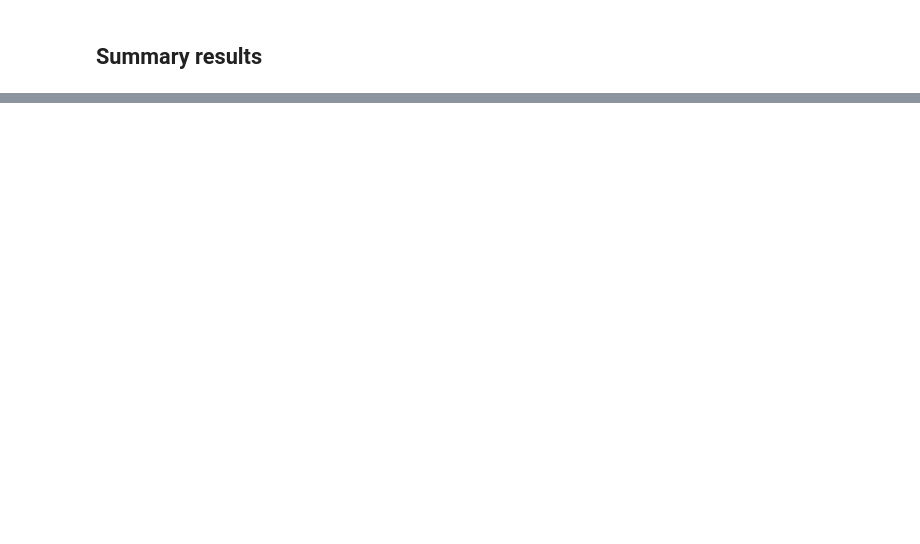
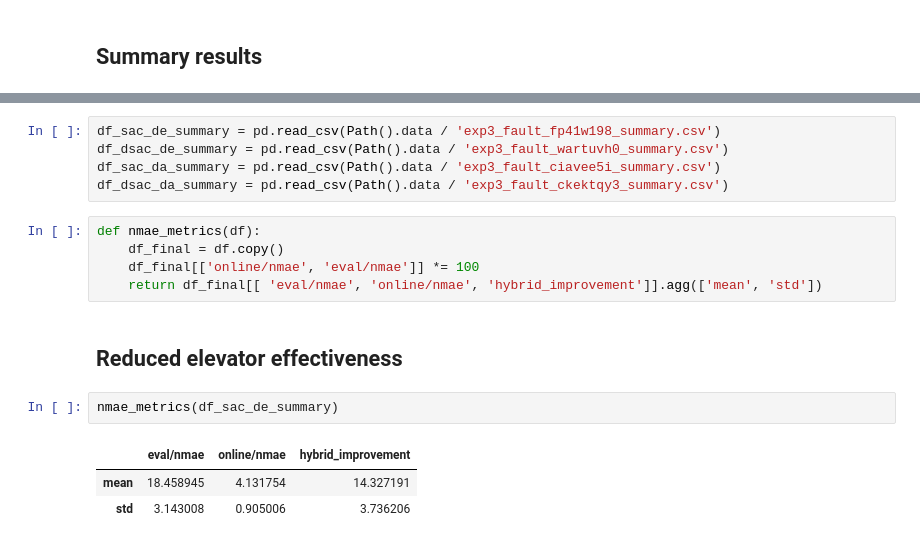
Before and after one commit to iamlucasvieira/HybridRL-FlightControl, a Jupyter notebook: src/results/notebooks/exp3_fault.ipynb, the cells around one changed output, grey strips where cells are left out. Cells and saved outputs as stored; diff of their text form; blank space fills up the shorter version.

```diff
--- a/src/results/notebooks/exp3_fault.ipynb
+++ b/src/results/notebooks/exp3_fault.ipynb
@@ -121,0 +16,18 @@ style(font={'family': 'Fira Sans, Helvetica, Arial, sans-serif', 'color': '#3333
+# %%
+df_sac_de_summary = pd.read_csv(Path().data / 'exp3_fault_fp41w198_summary.csv')
+df_dsac_de_summary = pd.read_csv(Path().data / 'exp3_fault_wartuvh0_summary.csv')
+df_sac_da_summary = pd.read_csv(Path().data / 'exp3_fault_ciavee5i_summary.csv')
+df_dsac_da_summary = pd.read_csv(Path().data / 'exp3_fault_ckektqy3_summary.csv')
+# %%
+def nmae_metrics(df):
+    df_final = df.copy()
+    df_final[['online/nmae', 'eval/nmae']] *= 100
+    return df_final[[ 'eval/nmae', 'online/nmae', 'hybrid_improvement']].agg(['mean', 'std'])
+# %% [markdown]
+## Reduced elevator effectiveness
+# %%
+nmae_metrics(df_sac_de_summary)
+# %% [output]
+|  | eval/nmae | online/nmae | hybrid_improvement |
+| mean | 18.458945 | 4.131754 | 14.327191 |
+| std | 3.143008 | 0.905006 | 3.736206 |
```
Also changed, not shown: parts of 23 cells of this notebook, 47 other files.
